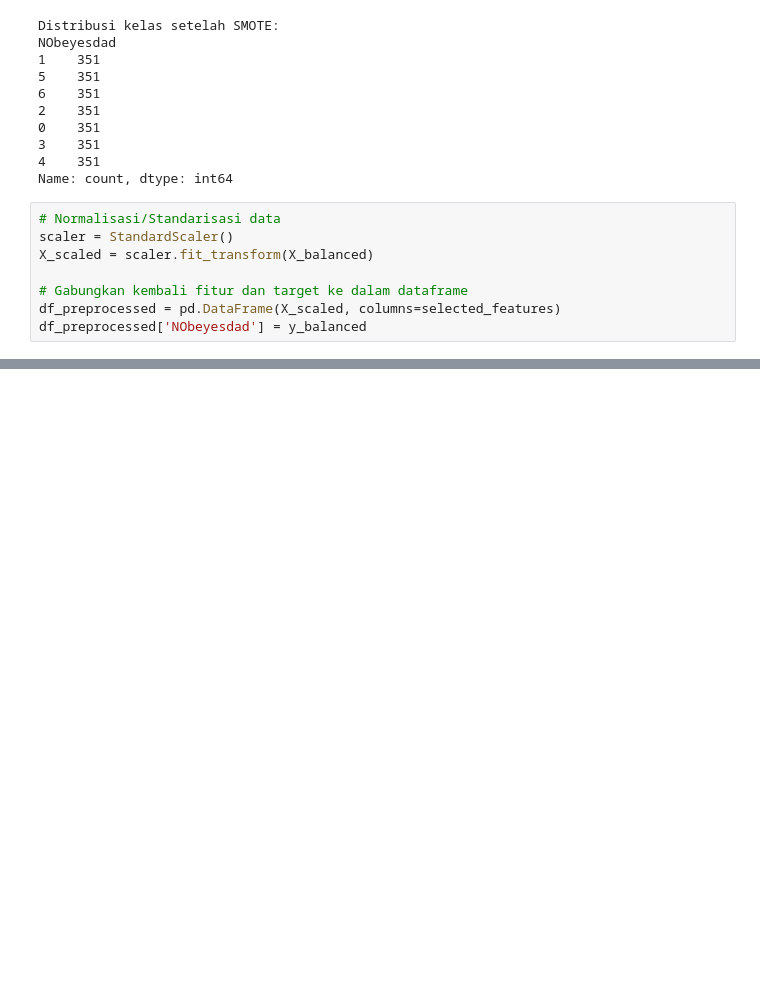
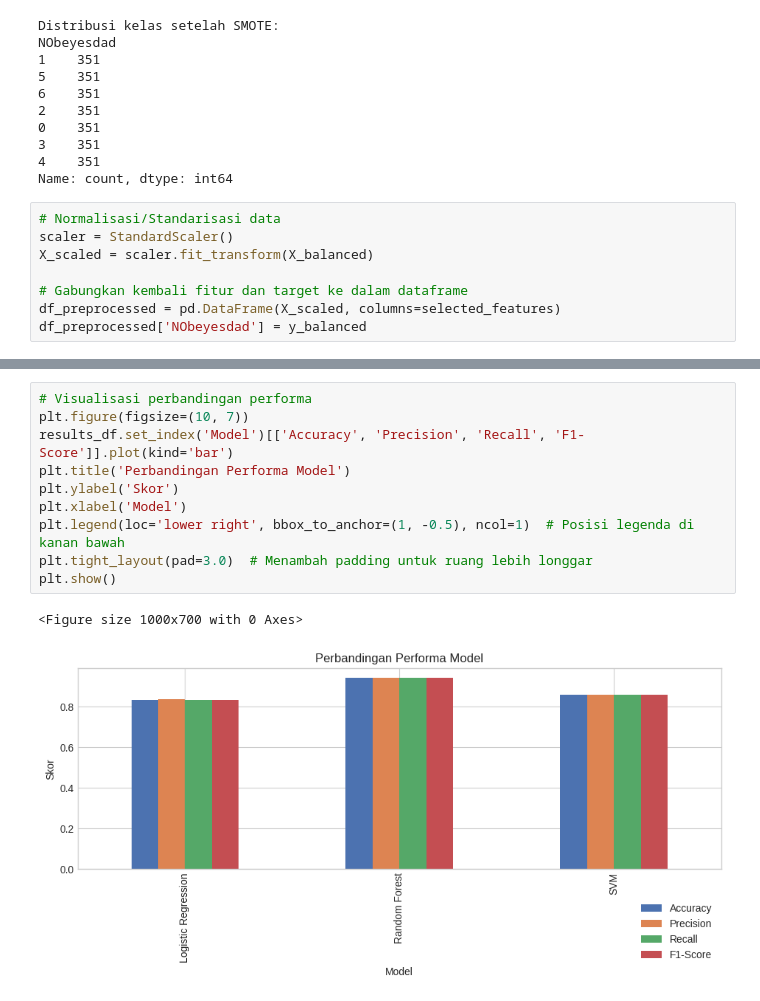
Before and after one commit to Daffa-afaf/Capstone-Bengkod, a Jupyter notebook: Capstone1.ipynb, the cells around one changed output, grey strips where cells are left out. Cells and saved outputs as stored; diff of their text form; blank space fills up the shorter version.

```diff
--- a/Capstone1.ipynb
+++ b/Capstone1.ipynb
@@ -555,0 +618,13 @@ df_preprocessed['NObeyesdad'] = y_balanced
+# %%
+# Visualisasi perbandingan performa
+plt.figure(figsize=(10, 7))
+results_df.set_index('Model')[['Accuracy', 'Precision', 'Recall', 'F1-Score']].plot(kind='bar')
+plt.title('Perbandingan Performa Model')
+plt.ylabel('Skor')
+plt.xlabel('Model')
+plt.legend(loc='lower right', bbox_to_anchor=(1, -0.5), ncol=1)  # Posisi legenda di kanan bawah
+plt.tight_layout(pad=3.0)  # Menambah padding untuk ruang lebih longgar
+plt.show()
+# %% [output]
+<Figure size 1000x700 with 0 Axes>
+[figure, added]
```
Also changed, not shown: parts of 5 cells of this notebook.
